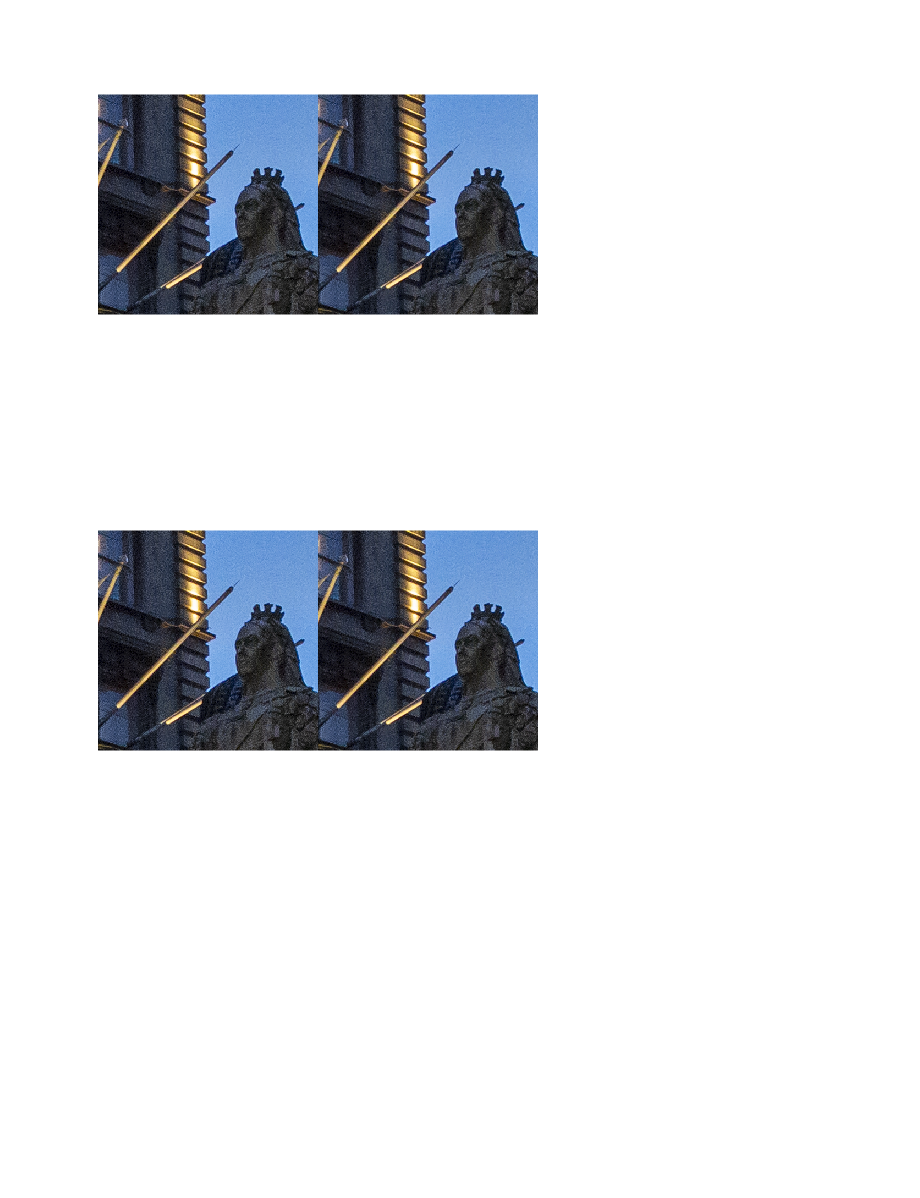
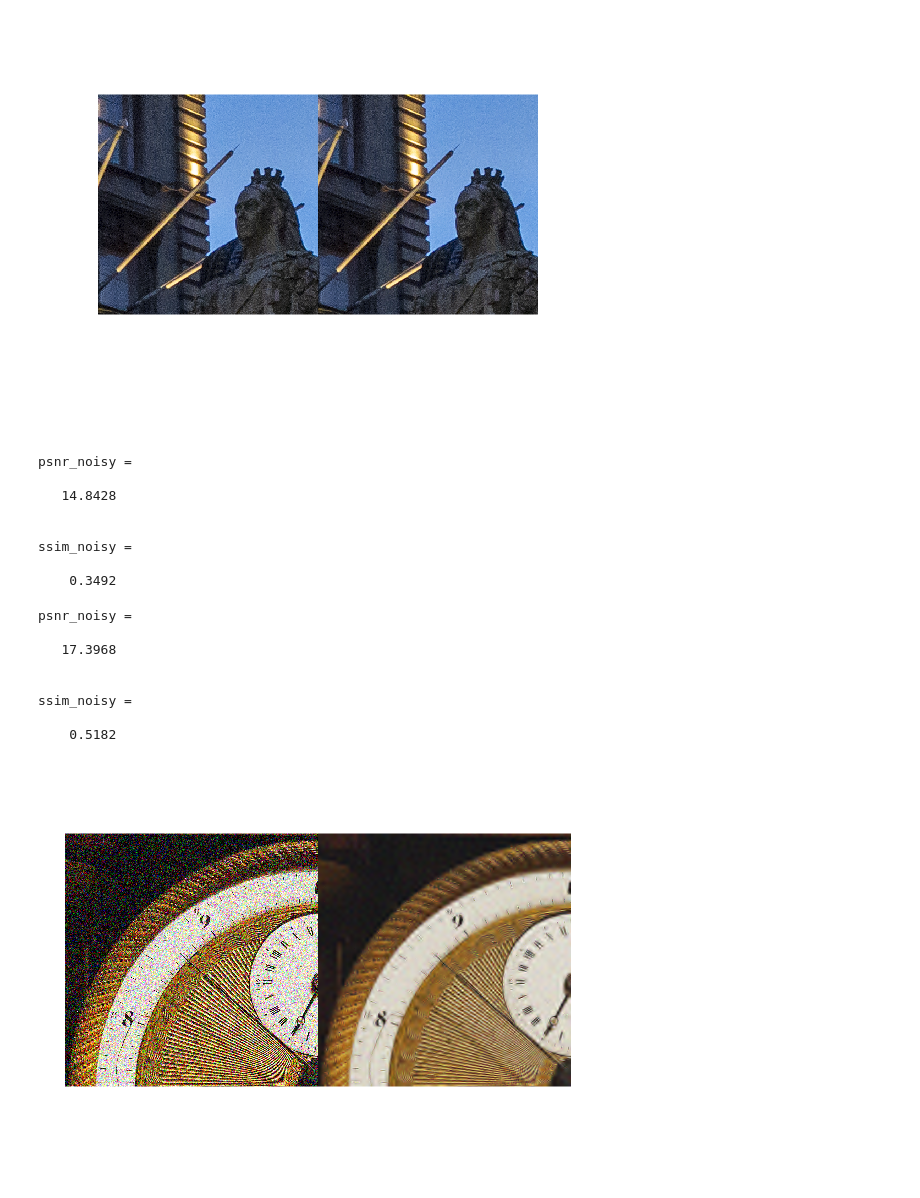
Before and after one commit to pui-nantheera/notebooks, a Jupyter notebook: denoising/Denoising.ipynb, the cells around one changed output. Saved outputs shown, nothing was run; the diff lists cells and outputs as text; code cells hidden in the pictures; blank space fills up the shorter version.

```diff
--- a/denoising/Denoising.ipynb
+++ b/denoising/Denoising.ipynb
@@ -59,6 +60,38 @@ imshow([img denoise_dncnn])
 # %% [output]
 [figure]
 # %%
-imshow([img denoise_dncnn])
+% Image quality matric
+cleanImg = imread('testImage1_clean.png');
+noisyImg = imread('testImage1_noisy.png');
+% compute PSNR score
+psnr_noisy = psnr(noisyImg,cleanImg)
+% compute SSIM score
+ssim_noisy = ssim(rgb2gray(noisyImg), rgb2gray(cleanImg))
 # %% [output]
-[figure, removed]
+psnr_noisy =
+
+   14.8428
+
+
+ssim_noisy =
+
+    0.3492
+# %%
+% Wavelet image denoising
+wavelet_level = 4;
+denoise_wavelet = uint8(wdenoise2(noisyImg,wavelet_level,'DenoisingMethod','Minimax','ColorSpace','Original'));
+imshow([noisyImg denoise_wavelet])
+% compute PSNR score
+psnr_noisy = psnr(denoise_wavelet,cleanImg)
+% compute SSIM score
+ssim_noisy = ssim(rgb2gray(denoise_wavelet), rgb2gray(cleanImg))
+# %% [output]
+psnr_noisy =
+
+   17.3968
+
+
+ssim_noisy =
+
+    0.5182
+[figure, added]
```
Also changed, not shown: parts of 3 cells of this notebook.
